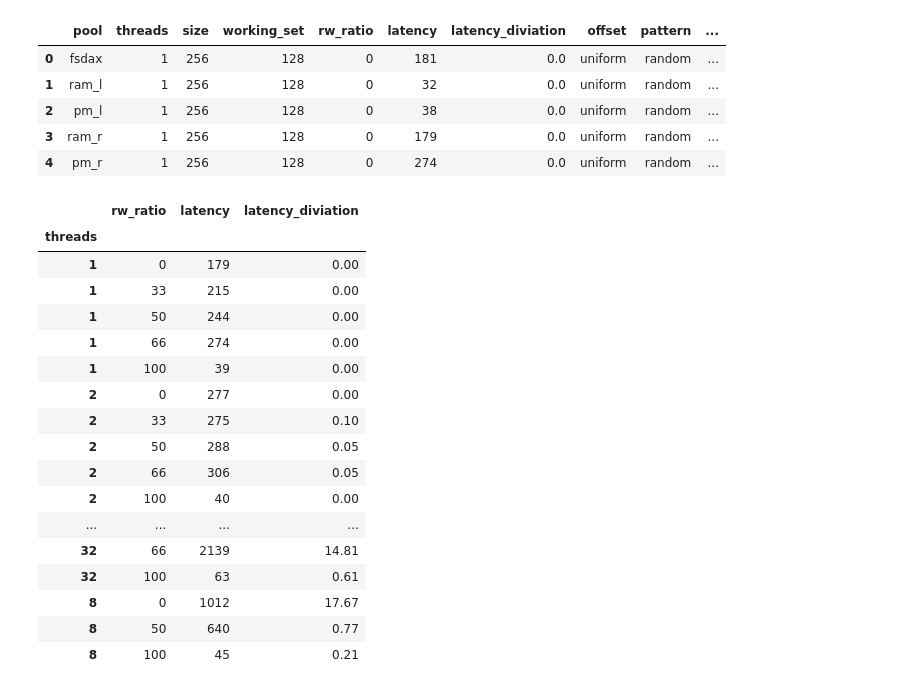
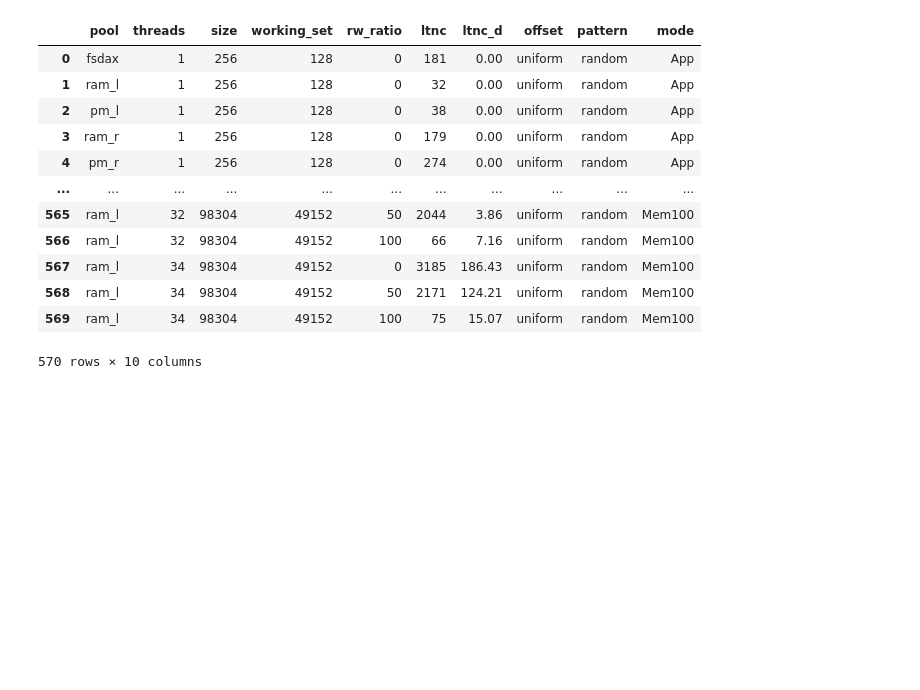
Before and after one commit to igk-ist/pmbench, a Jupyter notebook: pmbench.ipynb, the cells around one changed output. Drawn from its saved outputs; the diff is of its cells as text; code cells hidden in the pictures; blank space fills up the shorter version.

```diff
--- a/pmbench.ipynb
+++ b/pmbench.ipynb
@@ -7,9 +0,0 @@ data = pd.read_csv('pmbench.csv', delimiter = ",")
-# %%
-data.head()
-# %% [output]
-|  | pool | threads | size | working_set | rw_ratio | latency | latency_diviation | offset | pattern | ... |
-| 0 | fsdax | 1 | 256 | 128 | 0 | 181 | 0.0 | uniform | random | ... |
-| 1 | ram_l | 1 | 256 | 128 | 0 | 32 | 0.0 | uniform | random | ... |
-| 2 | pm_l | 1 | 256 | 128 | 0 | 38 | 0.0 | uniform | random | ... |
-| 3 | ram_r | 1 | 256 | 128 | 0 | 179 | 0.0 | uniform | random | ... |
-| 4 | pm_r | 1 | 256 | 128 | 0 | 274 | 0.0 | uniform | random | ... |
@@ -20,3 +30,20 @@ def cols(df):
+# %%
+data = pd.read_csv('pmbench.csv', delimiter = ",")
+data
+# %% [output]
+|  | pool | threads | size | working_set | rw_ratio | ltnc | ltnc_d | offset | pattern | mode |
+| 0 | fsdax | 1 | 256 | 128 | 0 | 181 | 0.00 | uniform | random | App |
+| 1 | ram_l | 1 | 256 | 128 | 0 | 32 | 0.00 | uniform | random | App |
+| 2 | pm_l | 1 | 256 | 128 | 0 | 38 | 0.00 | uniform | random | App |
+| 3 | ram_r | 1 | 256 | 128 | 0 | 179 | 0.00 | uniform | random | App |
+| 4 | pm_r | 1 | 256 | 128 | 0 | 274 | 0.00 | uniform | random | App |
+| ... | ... | ... | ... | ... | ... | ... | ... | ... | ... | ... |
+| 565 | ram_l | 32 | 98304 | 49152 | 50 | 2044 | 3.86 | uniform | random | Mem100 |
+| 566 | ram_l | 32 | 98304 | 49152 | 100 | 66 | 7.16 | uniform | random | Mem100 |
+| 567 | ram_l | 34 | 98304 | 49152 | 0 | 3185 | 186.43 | uniform | random | Mem100 |
+| 568 | ram_l | 34 | 98304 | 49152 | 50 | 2171 | 124.21 | uniform | random | Mem100 |
+| 569 | ram_l | 34 | 98304 | 49152 | 100 | 75 | 15.07 | uniform | random | Mem100 |
+570 rows × 10 columns
 # %%
 apps = data[
     (data["offset"] == "uniform") &
@@ -35,24 +56,3 @@ apps_ram_l = pool('ram_l', apps)
 apps_ram_r = pool('ram_r', apps)
 apps_pm_r  = pool('pm_r',  apps)
 apps_pm_l  = pool('pm_l',  apps)
-# %%
-apps_ram_r
-# %% [output]
-|  | rw_ratio | latency | latency_diviation |
-| threads |  |  |  |
-| 1 | 0 | 179 | 0.00 |
-| 1 | 33 | 215 | 0.00 |
-| 1 | 50 | 244 | 0.00 |
-| 1 | 66 | 274 | 0.00 |
-| 1 | 100 | 39 | 0.00 |
-| 2 | 0 | 277 | 0.00 |
-| 2 | 33 | 275 | 0.10 |
-| 2 | 50 | 288 | 0.05 |
-| 2 | 66 | 306 | 0.05 |
-| 2 | 100 | 40 | 0.00 |
-| ... | ... | ... | ... |
-| 32 | 66 | 2139 | 14.81 |
-| 32 | 100 | 63 | 0.61 |
-| 8 | 0 | 1012 | 17.67 |
-| 8 | 50 | 640 | 0.77 |
-| 8 | 100 | 45 | 0.21 |
```
Also changed, not shown: parts of 10 cells of this notebook, 3 other files.
